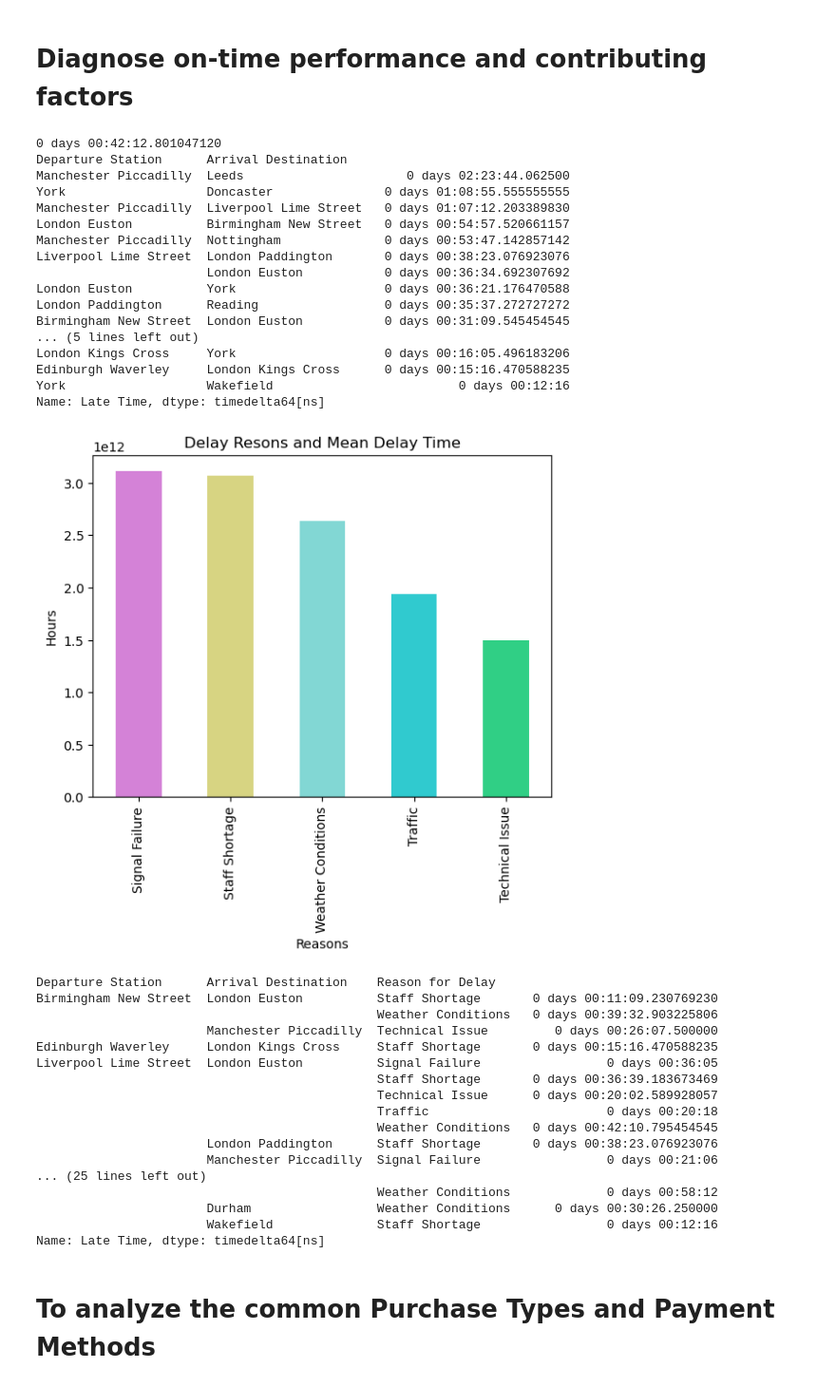
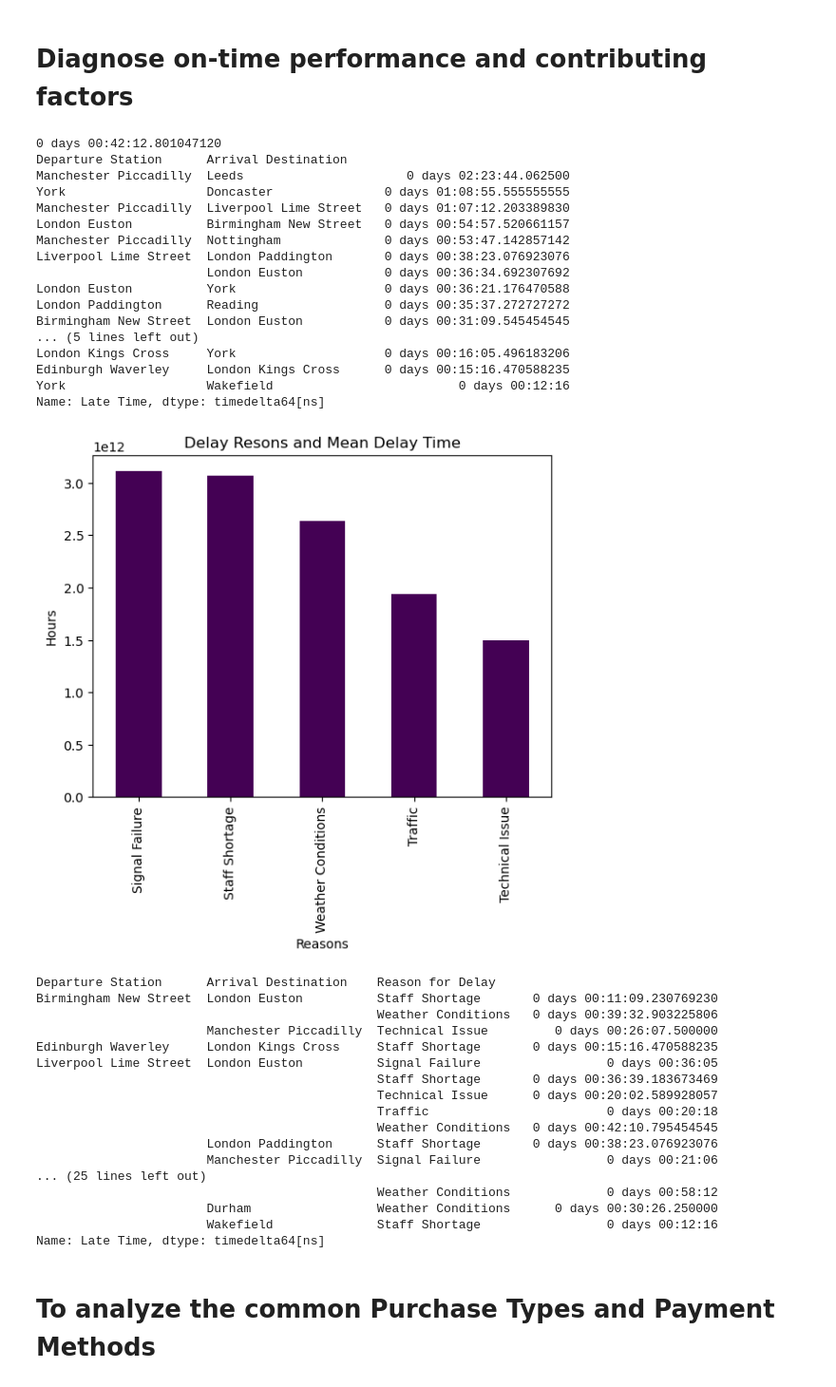
Before and after one commit to samamaryna/Projects, a Jupyter notebook: Railway_analysis.ipynb, the cells around one changed output. Shown at 95% size. Cells and saved outputs as stored; diff of their text form; code cells hidden in the pictures.

```diff
--- a/Railway_analysis.ipynb
+++ b/Railway_analysis.ipynb
@@ -150,35 +151,35 @@ print(delayed.groupby(['Departure Station','Arrival Destination'])['Late Time'].
 
 # #Mean delay time by a reason of delay:
 delay_reasons_time = delayed.groupby(['Reason for Delay'])['Late Time'].mean().sort_values(ascending=False)
 
-delay_reasons_time.plot(kind='bar', color = colors)
+delay_reasons_time.plot(kind='bar', colormap='viridis')
 plt.title('Delay Resons and Mean Delay Time')
 plt.xlabel('Reasons')
 plt.ylabel('Hours')
 plt.show()
 
 
 #Mean delay time by a reason and a route:
 print(delayed.groupby(['Departure Station','Arrival Destination','Reason for Delay'])['Late Time'].mean().sort_index())
 # %% [output]
 0 days 00:42:12.801047120
 Departure Station      Arrival Destination
 Manchester Piccadilly  Leeds                      0 days 02:23:44.062500
 York                   Doncaster               0 days 01:08:55.555555555
 Manchester Piccadilly  Liverpool Lime Street   0 days 01:07:12.203389830
 London Euston          Birmingham New Street   0 days 00:54:57.520661157
 Manchester Piccadilly  Nottingham              0 days 00:53:47.142857142
 Liverpool Lime Street  London Paddington       0 days 00:38:23.076923076
                        London Euston           0 days 00:36:34.692307692
 London Euston          York                    0 days 00:36:21.176470588
 London Paddington      Reading                 0 days 00:35:37.272727272
 Birmingham New Street  London Euston           0 days 00:31:09.545454545
 ... (5 lines left out)
 London Kings Cross     York                    0 days 00:16:05.496183206
 Edinburgh Waverley     London Kings Cross      0 days 00:15:16.470588235
 York                   Wakefield                         0 days 00:12:16
 Name: Late Time, dtype: timedelta64[ns]
-[figure, old version]
+[figure, new version]
 Departure Station      Arrival Destination    Reason for Delay
 Birmingham New Street  London Euston          Staff Shortage       0 days 00:11:09.230769230
                                               Weather Conditions   0 days 00:39:32.903225806
```
Also changed, not shown: parts of 4 cells of this notebook.
